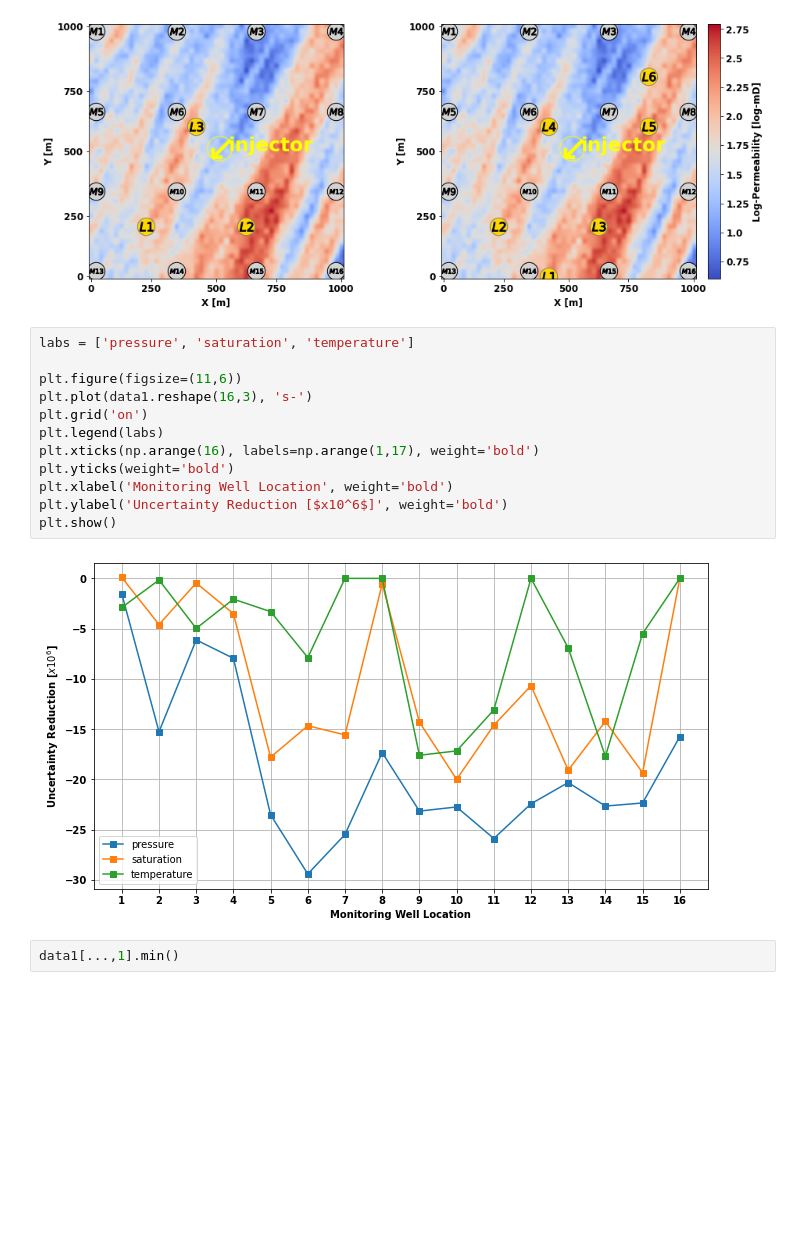
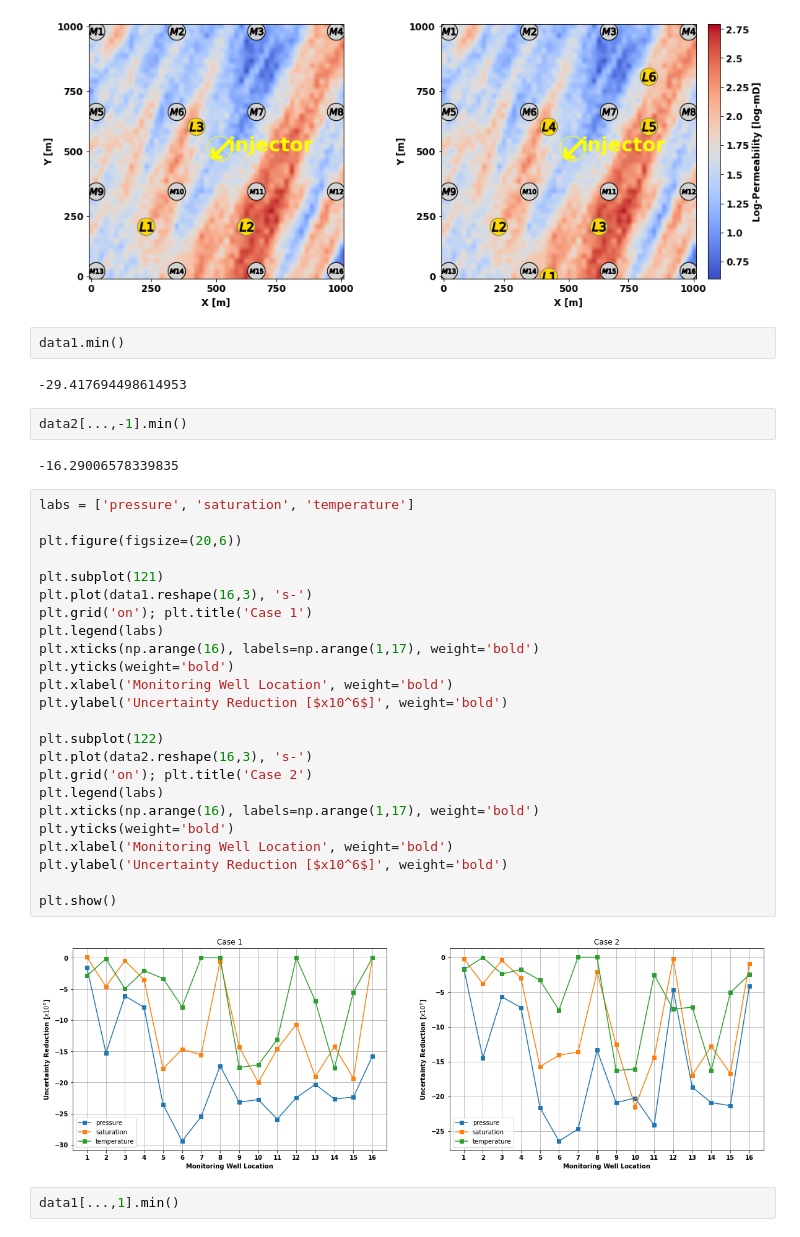
Before and after one commit to misaelmmorales/CO2-Monitor-Optim, a Jupyter notebook: _temp.ipynb, the cells around one changed output. Drawn from its saved outputs; the diff is of its cells as text; blank space fills up the shorter version.

```diff
--- a/_temp.ipynb
+++ b/_temp.ipynb
@@ -98,20 +98,40 @@ for i in range(locs.shape[0]):
 plt.show()
 # %% [output]
 [figure]
+# %%
+data1.min()
+# %% [output]
+-29.417694498614953
+# %%
+data2[...,-1].min()
+# %% [output]
+-16.29006578339835
 # %%
 labs = ['pressure', 'saturation', 'temperature']
 
-plt.figure(figsize=(11,6))
+plt.figure(figsize=(20,6))
+
+plt.subplot(121)
 plt.plot(data1.reshape(16,3), 's-')
-plt.grid('on')
+plt.grid('on'); plt.title('Case 1')
 plt.legend(labs)
 plt.xticks(np.arange(16), labels=np.arange(1,17), weight='bold')
 plt.yticks(weight='bold')
 plt.xlabel('Monitoring Well Location', weight='bold')
 plt.ylabel('Uncertainty Reduction [$x10^6$]', weight='bold')
+
+plt.subplot(122)
+plt.plot(data2.reshape(16,3), 's-')
+plt.grid('on'); plt.title('Case 2')
+plt.legend(labs)
+plt.xticks(np.arange(16), labels=np.arange(1,17), weight='bold')
+plt.yticks(weight='bold')
+plt.xlabel('Monitoring Well Location', weight='bold')
+plt.ylabel('Uncertainty Reduction [$x10^6$]', weight='bold')
+
 plt.show()
 # %% [output]
-[figure, old version]
+[figure, new version]
 # %%
 data1[...,1].min()
 # %% [output]
```
Also changed, not shown: parts of 1 cell of this notebook, 7 other files.
